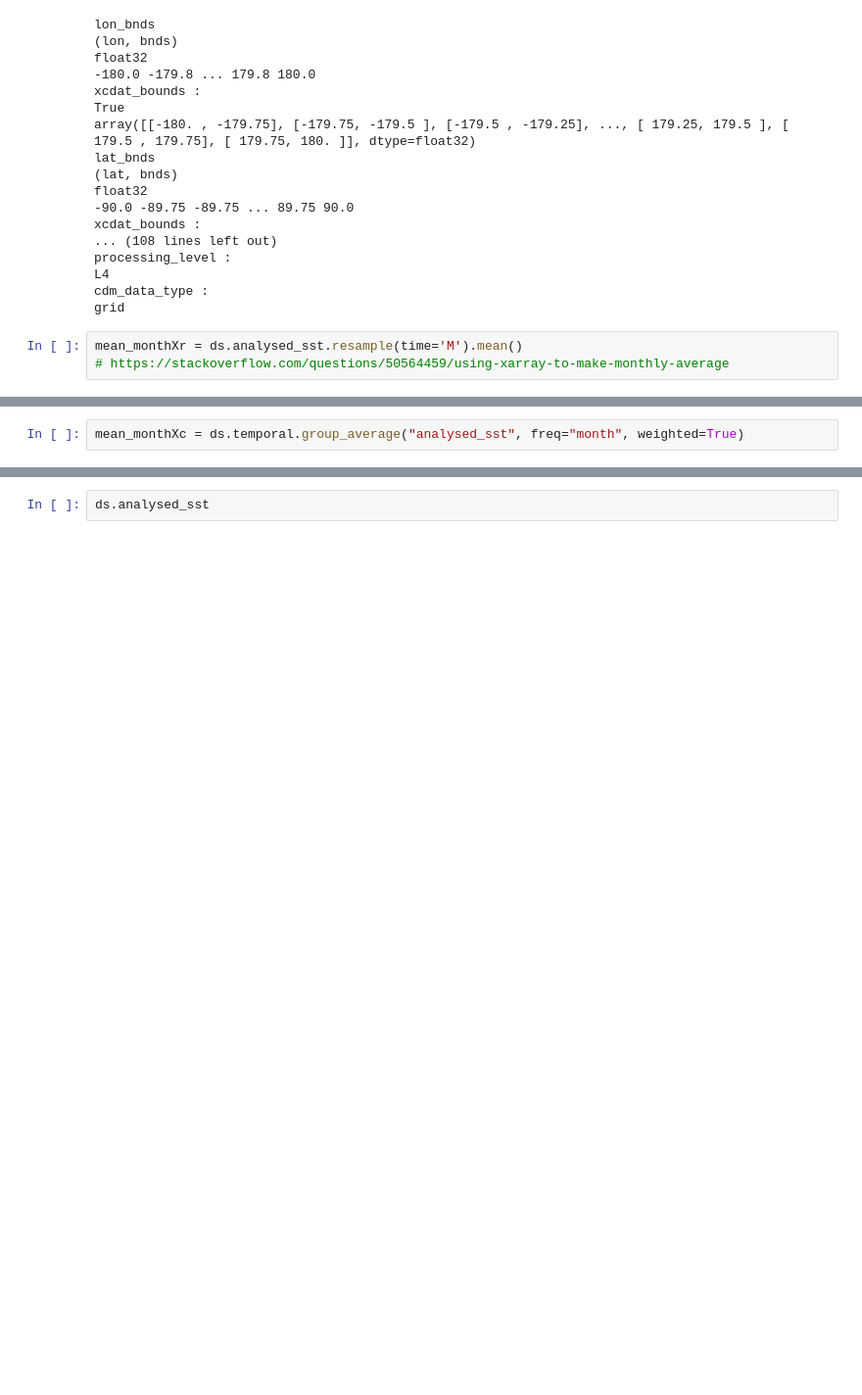
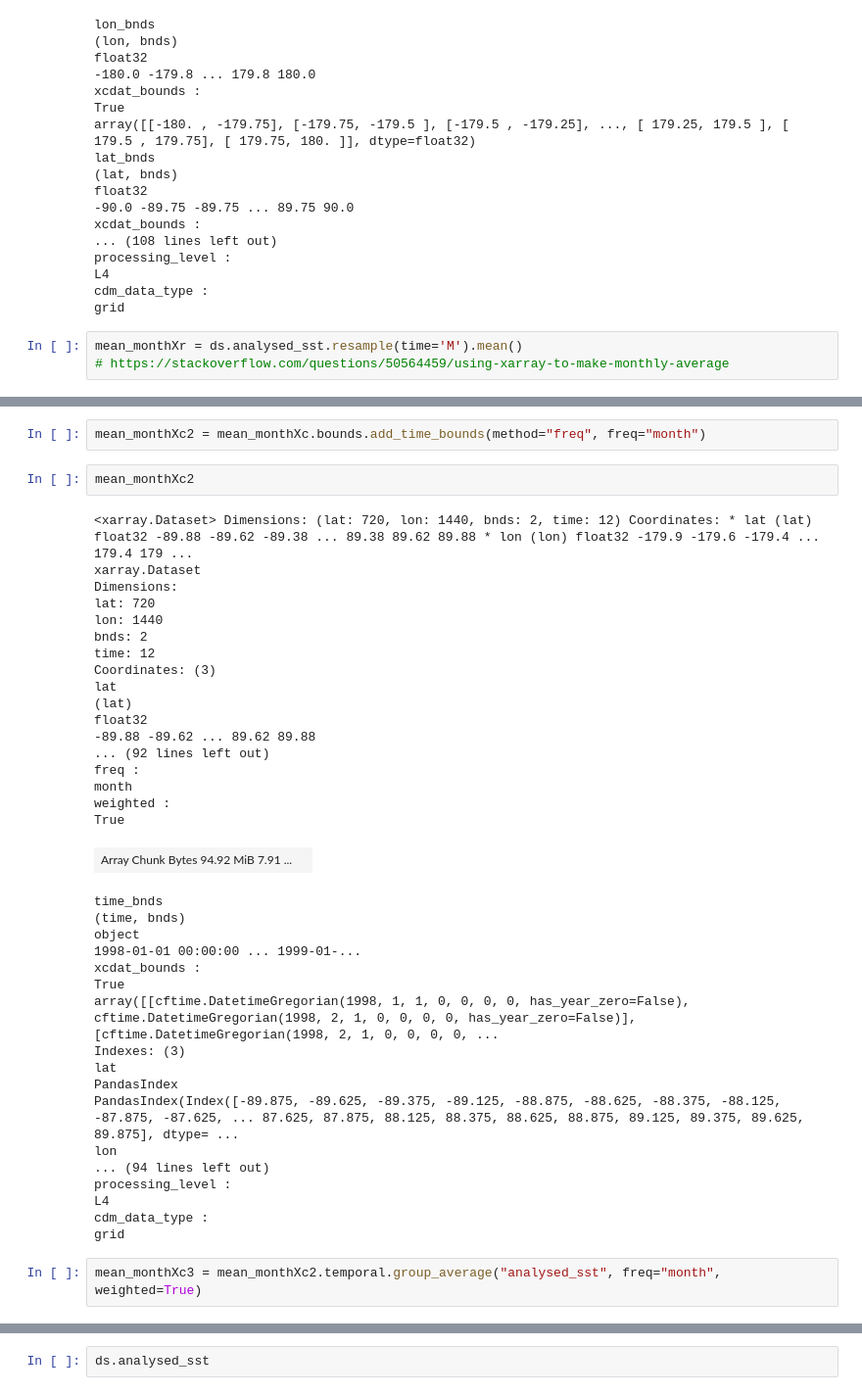
Before and after one commit to durack1/notebooks, a Jupyter notebook: jlnbs/RSS-MW5-1-monthlyAverage.ipynb, the cells around one changed output, grey strips where cells are left out. Shown: that part at 98% size. Drawn from its saved outputs; the diff is of its cells as text; blank space fills up the shorter version.

Commit message:
updating with multi-month example

```diff
--- a/jlnbs/RSS-MW5-1-monthlyAverage.ipynb
+++ b/jlnbs/RSS-MW5-1-monthlyAverage.ipynb
@@ -486,5 +476,45 @@ source :
 REMSS-L3C-TMI
 coverage_content_type :
 physicalMeasurement
+# %%
+mean_monthXc2 = mean_monthXc.bounds.add_time_bounds(method="freq", freq="month")
+# %%
+mean_monthXc2
+# %% [output]
+<xarray.Dataset> Dimensions: (lat: 720, lon: 1440, bnds: 2, time: 12) Coordinates: * lat (lat) float32 -89.88 -89.62 -89.38 ... 89.38 89.62 89.88 * lon (lon) float32 -179.9 -179.6 -179.4 ... 179.4 179 ...
+xarray.Dataset
+Dimensions:
+lat: 720
+lon: 1440
+bnds: 2
+time: 12
+Coordinates: (3)
+lat
+(lat)
+float32
+-89.88 -89.62 ... 89.62 89.88
+... (92 lines left out)
+freq :
+month
+weighted :
+True
+| Array Chunk Bytes 94.92 MiB 7.91 ... |  |
+time_bnds
+(time, bnds)
+object
+1998-01-01 00:00:00 ... 1999-01-...
+xcdat_bounds :
+True
+array([[cftime.DatetimeGregorian(1998, 1, 1, 0, 0, 0, 0, has_year_zero=False), cftime.DatetimeGregorian(1998, 2, 1, 0, 0, 0, 0, has_year_zero=False)], [cftime.DatetimeGregorian(1998, 2, 1, 0, 0, 0, 0, ...
+Indexes: (3)
+lat
+PandasIndex
+PandasIndex(Index([-89.875, -89.625, -89.375, -89.125, -88.875, -88.625, -88.375, -88.125, -87.875, -87.625, ... 87.625, 87.875, 88.125, 88.375, 88.625, 88.875, 89.125, 89.375, 89.625, 89.875], dtype= ...
+lon
+... (94 lines left out)
+processing_level :
+L4
+cdm_data_type :
+grid
 # %%
-mean_monthXc = ds.temporal.group_average("analysed_sst", freq="month", weighted=True)
+mean_monthXc3 = mean_monthXc2.temporal.group_average("analysed_sst", freq="month", weighted=True)
```
Also changed, not shown: parts of 13 cells of this notebook.
